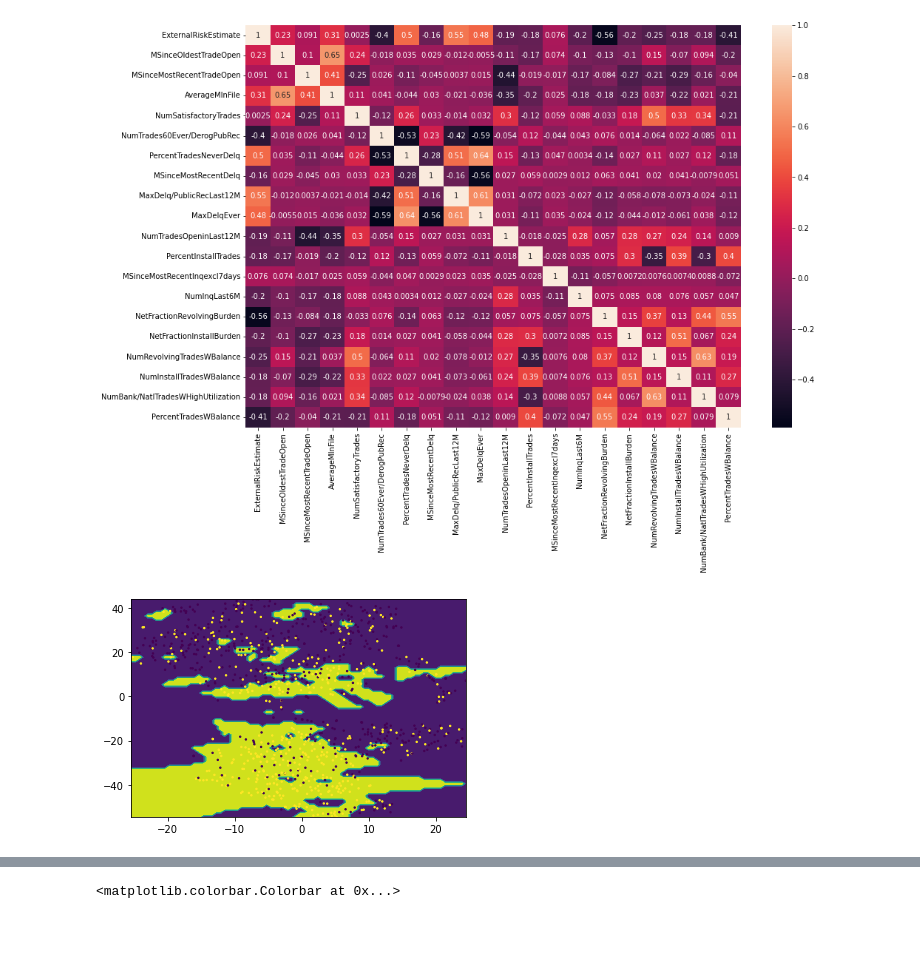
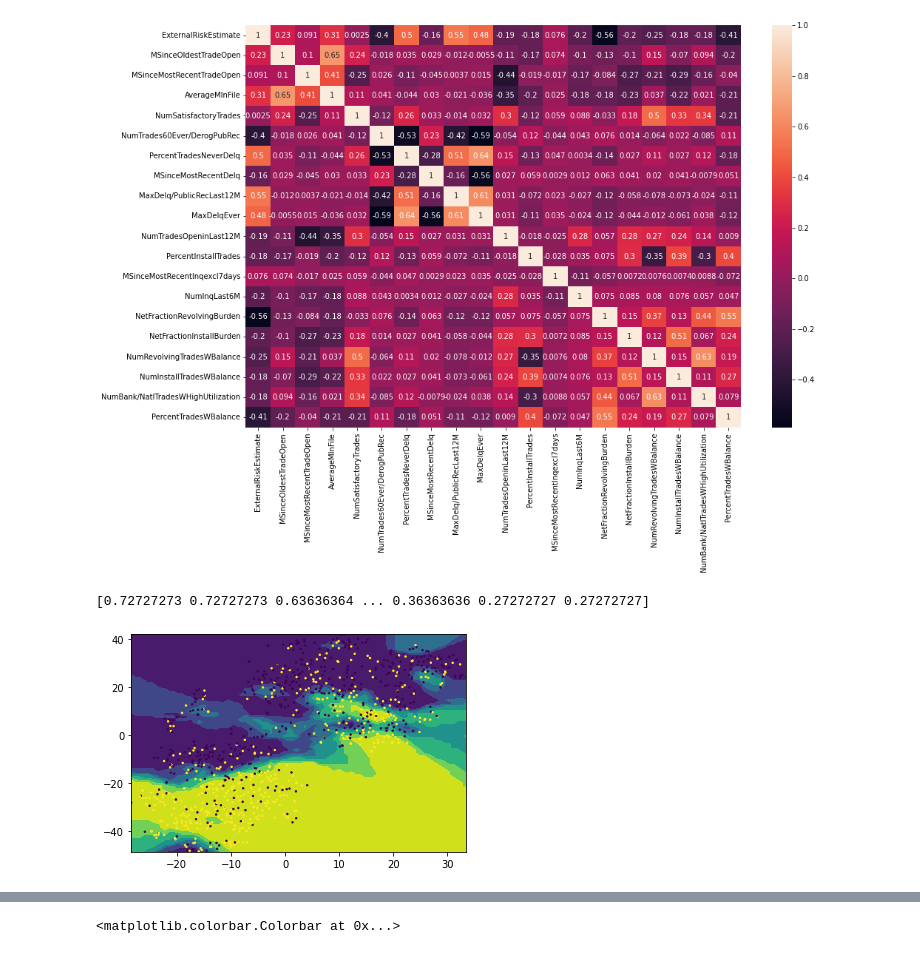
Before and after one commit to adubowski/va-heloc, a Jupyter notebook: heloc_model/Adam.ipynb, the cells around one changed output, grey strips where cells are left out. Drawn from its saved outputs; the diff is of its cells as text; code cells hidden in the pictures.

```diff
--- a/heloc_model/Adam.ipynb
+++ b/heloc_model/Adam.ipynb
@@ -46,7 +46,7 @@ from sklearn.preprocessing import StandardScaler, OrdinalEncoder
 from sklearn.compose import ColumnTransformer
 from sklearn.impute import SimpleImputer
 
-model = RandomForestClassifier(n_estimators = 200, n_jobs=-1)
+model = RandomForestClassifier(n_estimators = 200, n_jobs=-1, max_features='sqrt')
 
 transformer = ColumnTransformer(transformers=[('num', StandardScaler(), numerical), ('cat', OrdinalEncoder(), categorical)])
 # %%
@@ -107,21 +107,22 @@ X_embed = TSNE(n_components=2, learning_rate='auto', init='random').fit_transfor
 # %%
 # Decision boundary using Voronoi tesselation
 from sklearn.neighbors import KNeighborsClassifier
 
 # create meshgrid
 resolution = 80 # 100x100 background pixels
 X2d_xmin, X2d_xmax = np.min(X_embed[:,0]), np.max(X_embed[:,0])
 X2d_ymin, X2d_ymax = np.min(X_embed[:,1]), np.max(X_embed[:,1])
 xx, yy = np.meshgrid(np.linspace(X2d_xmin, X2d_xmax, resolution), np.linspace(X2d_ymin, X2d_ymax, resolution))
 
 # approximate Voronoi tesselation on resolution x resolution grid using KNN
-background_model = KNeighborsClassifier(n_neighbors=2).fit(X_embed, y_pred)
-voronoiBackground = background_model.predict(np.c_[xx.ravel(), yy.ravel()])
+background_model = KNeighborsClassifier(n_neighbors=11).fit(X_embed, y_pred)
+voronoiBackground = background_model.predict_proba(np.c_[xx.ravel(), yy.ravel()])[:, 1]
 voronoiBackground = voronoiBackground.reshape((resolution, resolution))
 
 #plot
 plt.contourf(xx, yy, voronoiBackground)
 plt.scatter(X_embed[:,0], X_embed[:,1], c=y_test, s=2)
 plt.show()
 # %% [output]
+[0.72727273 0.72727273 0.63636364 ... 0.36363636 0.27272727 0.27272727]
-[figure, old version]
+[figure, new version]
```
Also changed, not shown: parts of 3 cells of this notebook.
